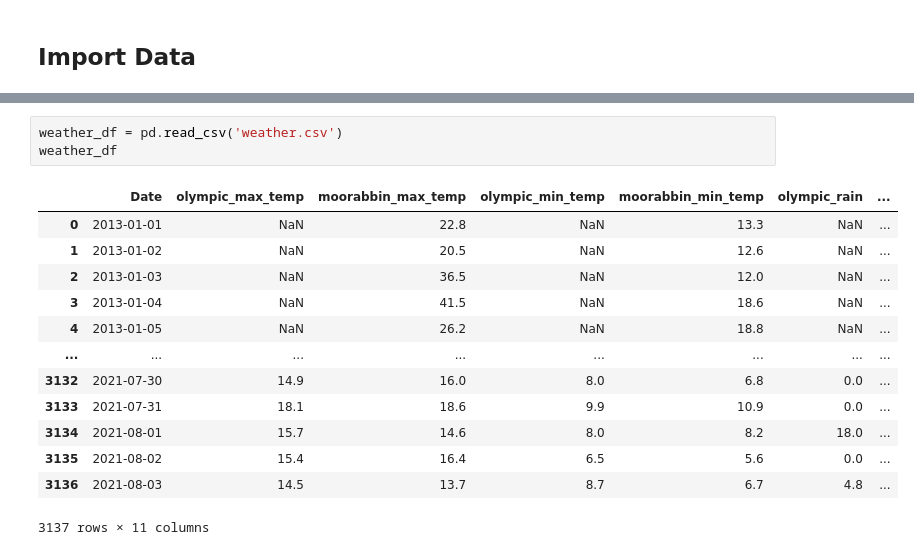
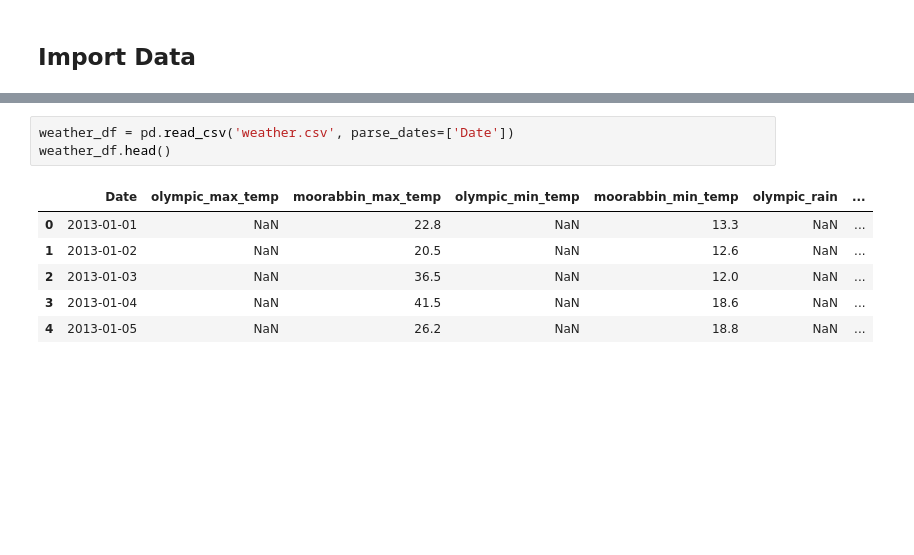
Before and after one commit to ethanp33/ADS2002-Solar-Farm, a Jupyter notebook: Hai/solar_farm.ipynb, the cells around one changed output, grey strips where cells are left out. Saved outputs shown, nothing was run; the diff lists cells and outputs as text; blank space fills up the shorter version.

```diff
--- a/Hai/solar_farm.ipynb
+++ b/Hai/solar_farm.ipynb
@@ -46,17 +32,10 @@ price_df
 # %%
-weather_df = pd.read_csv('weather.csv')
-weather_df
+weather_df = pd.read_csv('weather.csv', parse_dates=['Date'])
+weather_df.head()
 # %% [output]
 |  | Date | olympic_max_temp | moorabbin_max_temp | olympic_min_temp | moorabbin_min_temp | olympic_rain | ... |
 | 0 | 2013-01-01 | NaN | 22.8 | NaN | 13.3 | NaN | ... |
 | 1 | 2013-01-02 | NaN | 20.5 | NaN | 12.6 | NaN | ... |
 | 2 | 2013-01-03 | NaN | 36.5 | NaN | 12.0 | NaN | ... |
 | 3 | 2013-01-04 | NaN | 41.5 | NaN | 18.6 | NaN | ... |
 | 4 | 2013-01-05 | NaN | 26.2 | NaN | 18.8 | NaN | ... |
-| ... | ... | ... | ... | ... | ... | ... | ... |
-| 3132 | 2021-07-30 | 14.9 | 16.0 | 8.0 | 6.8 | 0.0 | ... |
-| 3133 | 2021-07-31 | 18.1 | 18.6 | 9.9 | 10.9 | 0.0 | ... |
-| 3134 | 2021-08-01 | 15.7 | 14.6 | 8.0 | 8.2 | 18.0 | ... |
-| 3135 | 2021-08-02 | 15.4 | 16.4 | 6.5 | 5.6 | 0.0 | ... |
-| 3136 | 2021-08-03 | 14.5 | 13.7 | 8.7 | 6.7 | 4.8 | ... |
-3137 rows × 11 columns
```
Also changed, not shown: parts of 3 cells of this notebook.
